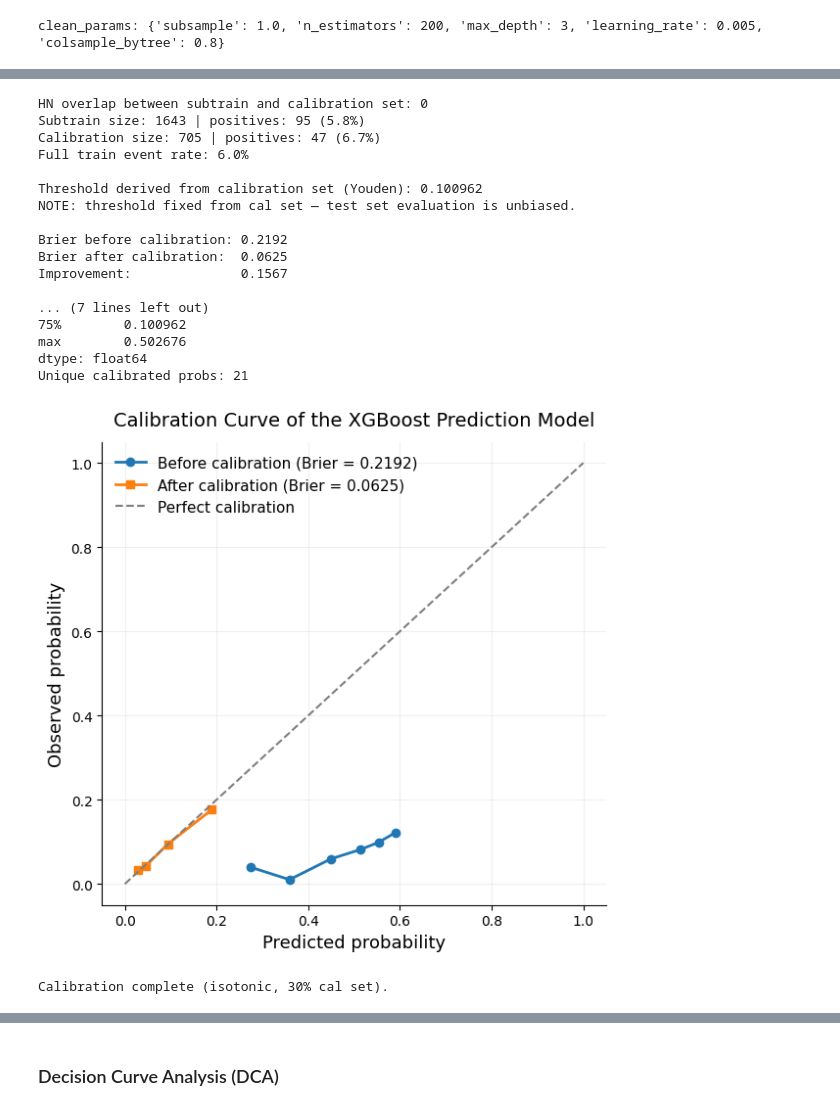
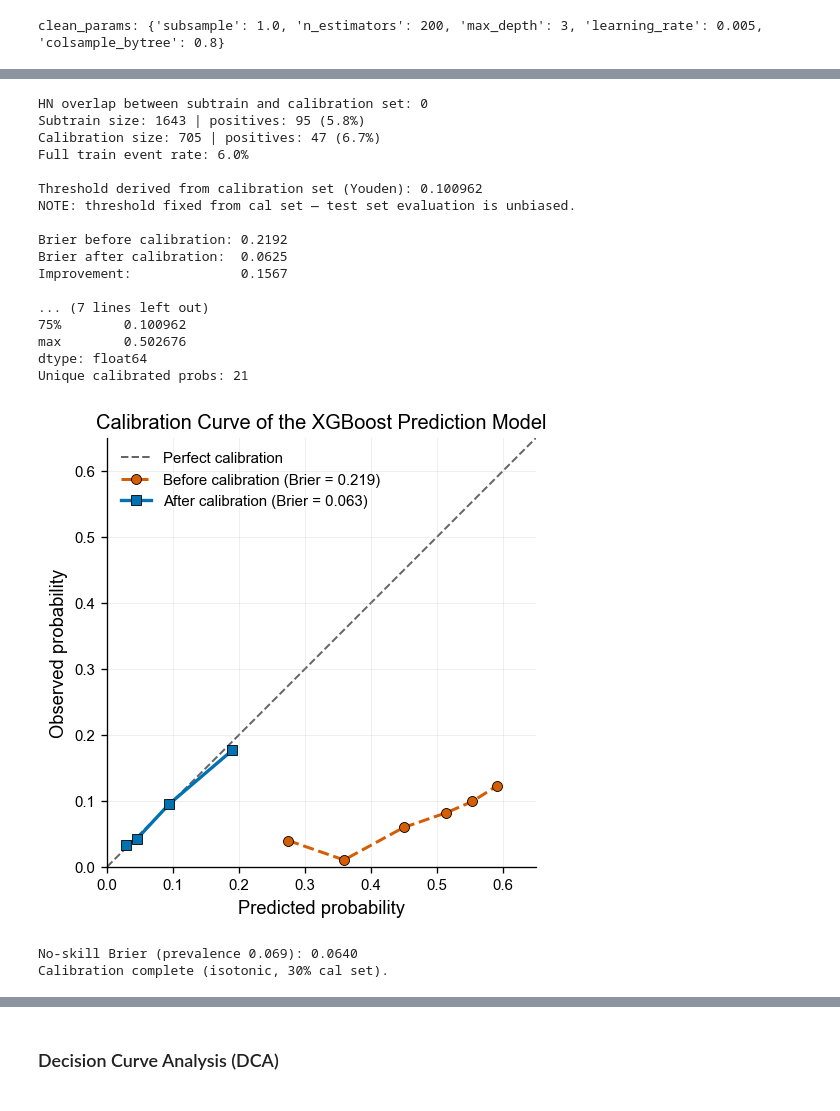
Before and after one commit to napasornangel-cloud/iui-outcome-prediction, a Jupyter notebook: src/model_training.ipynb, the cells around one changed output, grey strips where cells are left out. Drawn from its saved outputs; the diff is of its cells as text; code cells hidden in the pictures.

Commit message:
Update first-visit calibration, tier cutoffs, SHAP figures, and Streamlit app

```diff
--- a/src/model_training.ipynb
+++ b/src/model_training.ipynb
@@ -1320,52 +1358,72 @@ joblib.dump(iso_reg,     final_model_dir / "isotonic_calibrator_final_xgb.joblib
 # Calibration curves
 # -----------------------------
 prob_true_before, prob_pred_before = calibration_curve(
     y_test, test_probs_raw, n_bins=6, strategy="quantile"
 )
 prob_true_after, prob_pred_after = calibration_curve(
     y_test, test_probs_calibrated, n_bins=6, strategy="quantile"
 )
 
-fig, ax = plt.subplots(figsize=(6, 6), facecolor="white")
-ax.set_facecolor("white")
-ax.plot(prob_pred_before, prob_true_before, marker="o", linewidth=2,
-        label=f"Before calibration (Brier = {brier_before:.4f})")
-ax.plot(prob_pred_after,  prob_true_after,  marker="s", linewidth=2,
-        label=f"After calibration (Brier = {brier_after:.4f})")
-ax.plot([0, 1], [0, 1], linestyle="--", color="gray", label="Perfect calibration")
-ax.set_xlabel("Predicted probability", fontsize=13)
-ax.set_ylabel("Observed probability", fontsize=13)
-ax.set_title("Calibration Curve of the XGBoost Prediction Model", fontsize=14, pad=12)
-for spine in ["top", "right"]:
-    ax.spines[spine].set_visible(False)
-ax.grid(alpha=0.18)
-ax.legend(frameon=False, fontsize=11)
-plt.tight_layout(rect=[0, 0, 1, 0.97])
-plt.savefig(FIGURE_DIR / "Calibration_Plot_Final_XGBoost_Baseline.png",
-            dpi=300, bbox_inches="tight", facecolor="white")
+# no-skill reference (predict prevalence for everyone)
+prevalence = float(np.mean(y_test))
+brier_noskill = prevalence * (1 - prevalence)
+
+fig, ax = plt.subplots(figsize=(COL_SINGLE + 1.0, COL_SINGLE + 1.0))
+
+ax.plot([0, 1], [0, 1], linestyle="--", color="0.4",
+        linewidth=1.2, label="Perfect calibration", zorder=1)
+
+ax.plot(prob_pred_before, prob_true_before,
+        marker="o", markersize=6, linewidth=1.8, linestyle="--",
+        color="#D55E00", markeredgecolor="black", markeredgewidth=0.5,
+        label=f"Before calibration (Brier = {brier_before:.3f})", zorder=2)
+
+ax.plot(prob_pred_after, prob_true_after,
+        marker="s", markersize=6, linewidth=2.0, linestyle="-",
+        color="#0072B2", markeredgecolor="black", markeredgewidth=0.5,
+        label=f"After calibration (Brier = {brier_after:.3f})", zorder=3)
+
+ax.set_xlabel("Predicted probability")
+ax.set_ylabel("Observed probability")
+ax.set_title("Calibration Curve of the XGBoost Prediction Model")
+
+# calibration plots must be square with equal axes so the diagonal reads correctly
+axmax = max(0.25, float(np.concatenate([prob_pred_before, prob_true_before,
+                                            prob_pred_after, prob_true_after]).max()) * 1.1)
+ax.set_xlim(0, axmax)
+ax.set_ylim(0, axmax)
+ax.set_aspect("equal", adjustable="box")
+
+ax.grid(alpha=0.2)
+ax.legend(loc="upper left")
+fig.tight_layout()
+
+save_fig(fig, FIGURE_DIR / "Calibration_Plot_Final_XGBoost_Baseline")
 plt.show()
 plt.close()
 
-print("\nCalibration complete (isotonic, 30% cal set).")
+print(f"\nNo-skill Brier (prevalence {prevalence:.3f}): {brier_noskill:.4f}")
+print("Calibration complete (isotonic, 30% cal set).")
 # %% [output]
 HN overlap between subtrain and calibration set: 0
 Subtrain size: 1643 | positives: 95 (5.8%)
 Calibration size: 705 | positives: 47 (6.7%)
 Full train event rate: 6.0%
 
 Threshold derived from calibration set (Youden): 0.100962
 NOTE: threshold fixed from cal set — test set evaluation is unbiased.
 
 Brier before calibration: 0.2192
 Brier after calibration:  0.0625
 Improvement:              0.1567
 
 ... (7 lines left out)
 75%        0.100962
 max        0.502676
 dtype: float64
 Unique calibrated probs: 21
-[figure, old version]
+[figure, new version]
+No-skill Brier (prevalence 0.069): 0.0640
 Calibration complete (isotonic, 30% cal set).
 # %%
 import numpy as np
```
Also changed, not shown: parts of 19 cells of this notebook, 44 other files.
